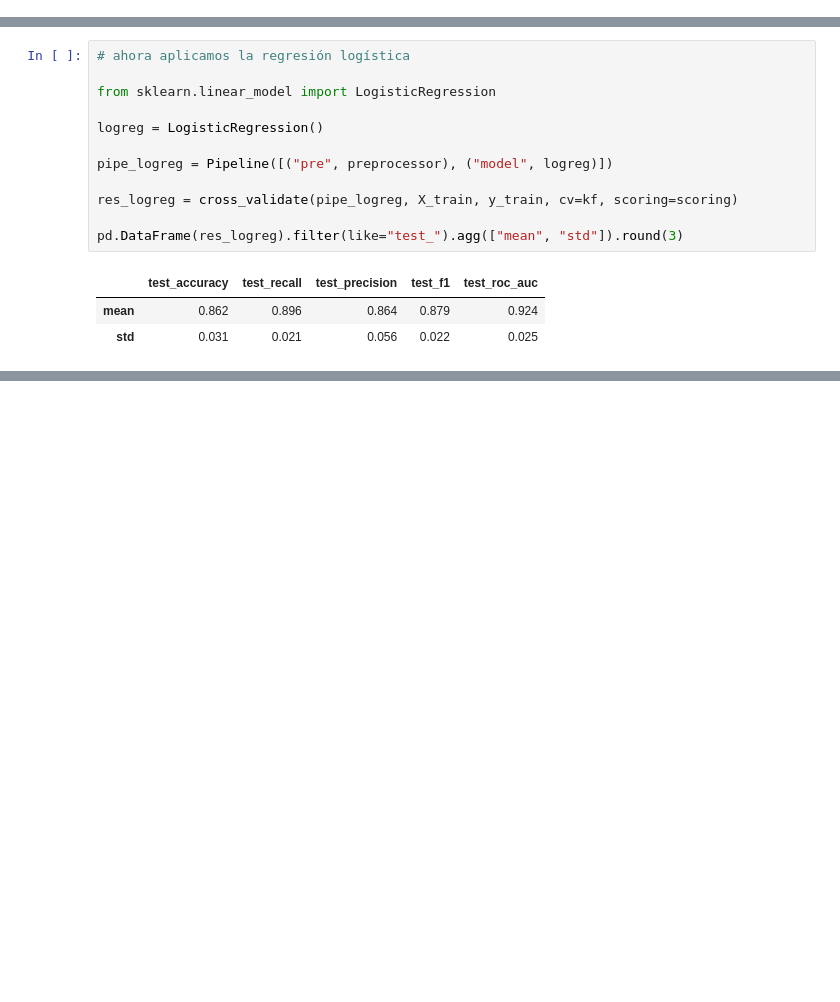
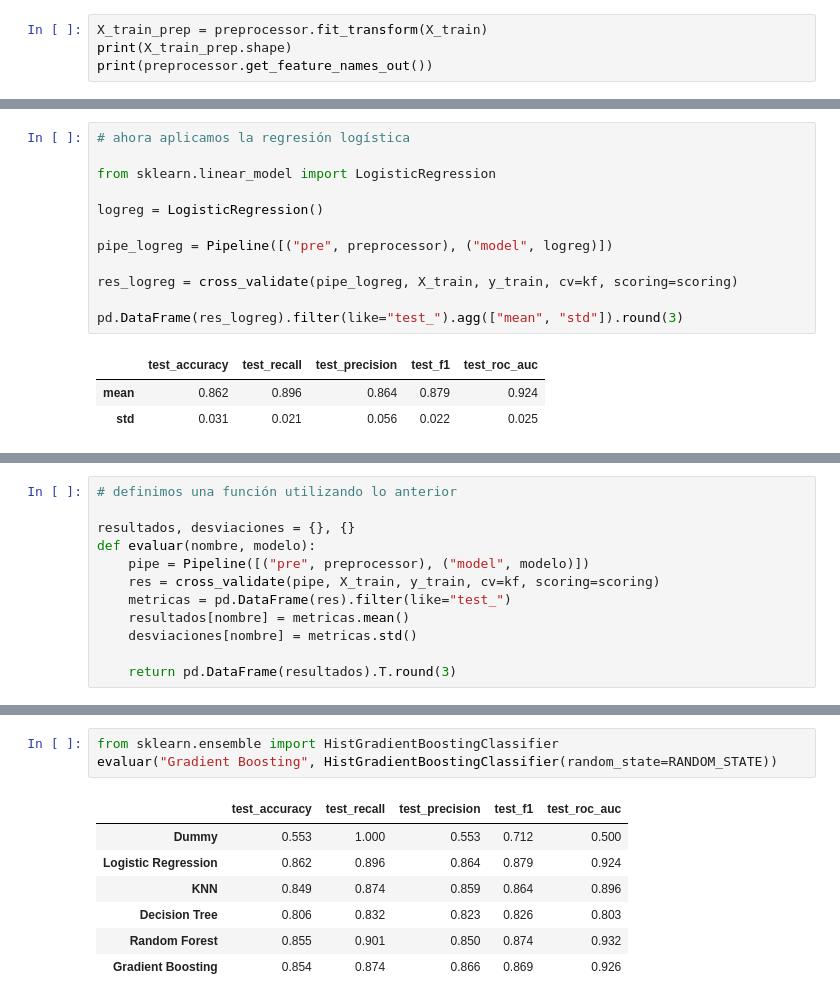
Before and after one commit to wawa1806/ML-heart-failure, a Jupyter notebook: notebooks/heart-failure.ipynb, the cells around one changed output, grey strips where cells are left out. Saved outputs shown, nothing was run; the diff lists cells and outputs as text; blank space fills up the shorter version.

```diff
--- a/notebooks/heart-failure.ipynb
+++ b/notebooks/heart-failure.ipynb
@@ -450,3 +450,7 @@ preprocessor = ColumnTransformer([
     ("num", num_pipe, num_cols),
     ("cat", cat_pipe, cat_cols),
 ])
+# %%
+X_train_prep = preprocessor.fit_transform(X_train)
+print(X_train_prep.shape)
+print(preprocessor.get_feature_names_out())
@@ -492,0 +508,12 @@ Ahora notamos que el recall baja a 0.8960, el cual sigue siendo alto, pero tambi
+# %%
+# definimos una función utilizando lo anterior
+
+resultados, desviaciones = {}, {}
+def evaluar(nombre, modelo):
+    pipe = Pipeline([("pre", preprocessor), ("model", modelo)])
+    res = cross_validate(pipe, X_train, y_train, cv=kf, scoring=scoring)
+    metricas = pd.DataFrame(res).filter(like="test_")
+    resultados[nombre] = metricas.mean()
+    desviaciones[nombre] = metricas.std()
+
+    return pd.DataFrame(resultados).T.round(3)
@@ -492,0 +558,11 @@ Ahora notamos que el recall baja a 0.8960, el cual sigue siendo alto, pero tambi
+# %%
+from sklearn.ensemble import HistGradientBoostingClassifier
+evaluar("Gradient Boosting", HistGradientBoostingClassifier(random_state=RANDOM_STATE))
+# %% [output]
+|  | test_accuracy | test_recall | test_precision | test_f1 | test_roc_auc |
+| Dummy | 0.553 | 1.000 | 0.553 | 0.712 | 0.500 |
+| Logistic Regression | 0.862 | 0.896 | 0.864 | 0.879 | 0.924 |
+| KNN | 0.849 | 0.874 | 0.859 | 0.864 | 0.896 |
+| Decision Tree | 0.806 | 0.832 | 0.823 | 0.826 | 0.803 |
+| Random Forest | 0.855 | 0.901 | 0.850 | 0.874 | 0.932 |
+| Gradient Boosting | 0.854 | 0.874 | 0.866 | 0.869 | 0.926 |
```
Also changed, not shown: parts of 14 cells of this notebook.
